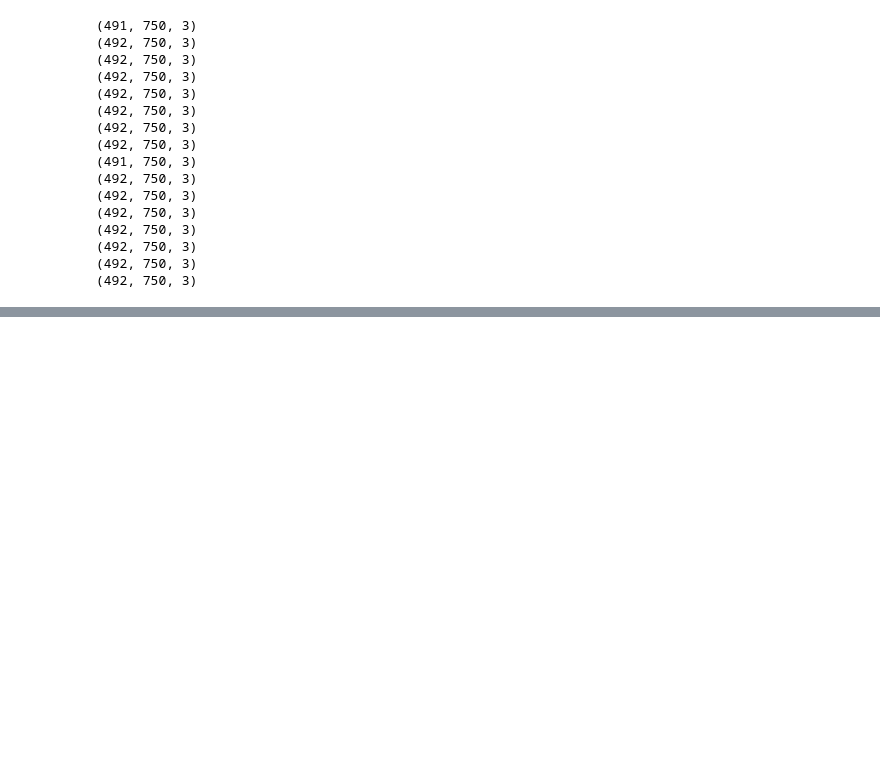
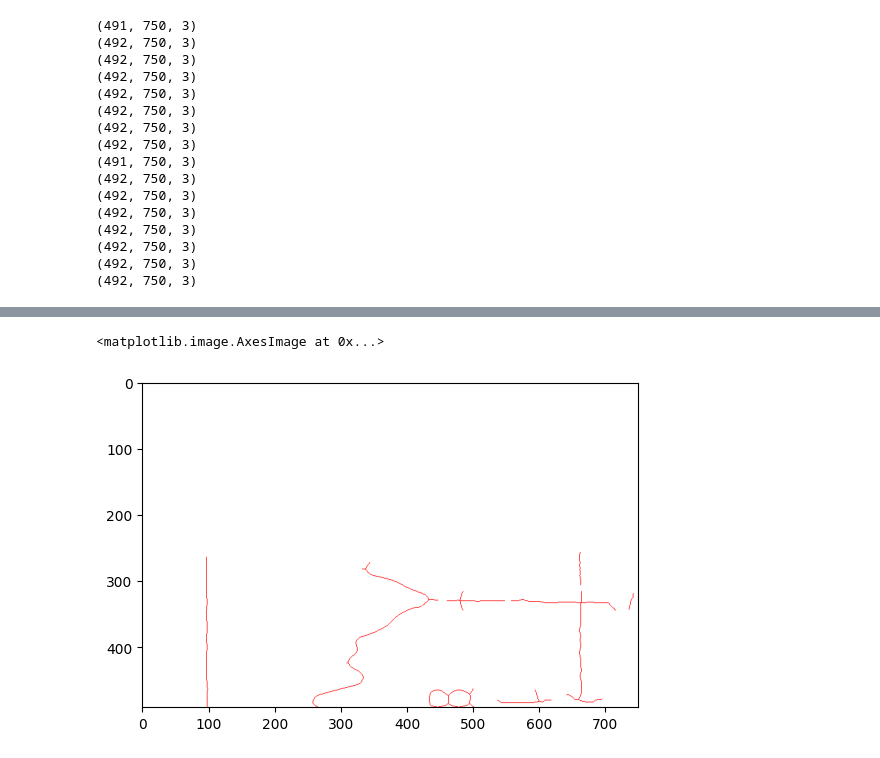
Before and after one commit to TIKIYEON/Digitizing-overlapping-curves, a Jupyter notebook: line-sweep-test.ipynb, the cells around one changed output, grey strips where cells are left out. Saved outputs shown, nothing was run; the diff lists cells and outputs as text; code cells hidden in the pictures; blank space fills up the shorter version.

Commit message:
Stuck at stitching skeletonized curves together

```diff
--- a/line-sweep-test.ipynb
+++ b/line-sweep-test.ipynb
@@ -139,12 +133,15 @@ for i in graph_chunks:
 # %%
 def process_chunks(chunk):
     for i in chunk:
+        overlays = []
         # Grayscale
+        #print(f'i.shape: \n {i.shape[2]}')
         I_gray = ski.color.rgb2gray(i)
-        I_gray = ndimage.gaussian_filter(I_gray, sigma=1)
+        #print(f'i gray.shape: \n {I_gray.shape}')
+        I_grayg = ndimage.gaussian_filter(I_gray, sigma=1)
         # Attempt with OTSU's method
-        threshold = ski.filters.threshold_otsu(I_gray)
-        mask = (I_gray > threshold)
+        threshold = ski.filters.threshold_otsu(I_grayg)
+        mask = (I_grayg > threshold)
         min_pixels = 200
         row_mask = np.sum(mask, axis=1) < min_pixels
         col_mask = np.sum(mask, axis=0) < min_pixels
@@ -156,13 +153,15 @@ def process_chunks(chunk):
         se = disk(10)
         J = opening(K.mean(axis=2), se)
         S = skeletonize(J<128)
-        plt.figure(figsize=(10,10))
-        plt.subplot(2, 2, 4)
+        #plt.figure(figsize=(10,10))
+        #plt.subplot(2, 2, 4)
         overlay = np.zeros(i.shape[:2] + (3,), dtype=np.uint8) + 255
         overlay[S] = [255, 0, 0]
-        plt.imshow(overlay)
-        plt.imshow(i, cmap="gray", alpha=0.2)
-        plt.axis("image")
+        #plt.imshow(overlay)
+        #plt.imshow(i, cmap="gray", alpha=0.2)
+        #plt.axis("image")
+        overlays.append(overlay)
+        return overlays
 
 
 process_chunks(graph_chunks)
@@ -182,0 +186,6 @@ process_chunks(graph_chunks)
+# %%
+test = process_chunks(graph_chunks)
+plt.imshow(test[0][0:])
+# %% [output]
+<matplotlib.image.AxesImage at 0x...>
+[figure, added]
```
Also changed, not shown: parts of 2 cells of this notebook.
